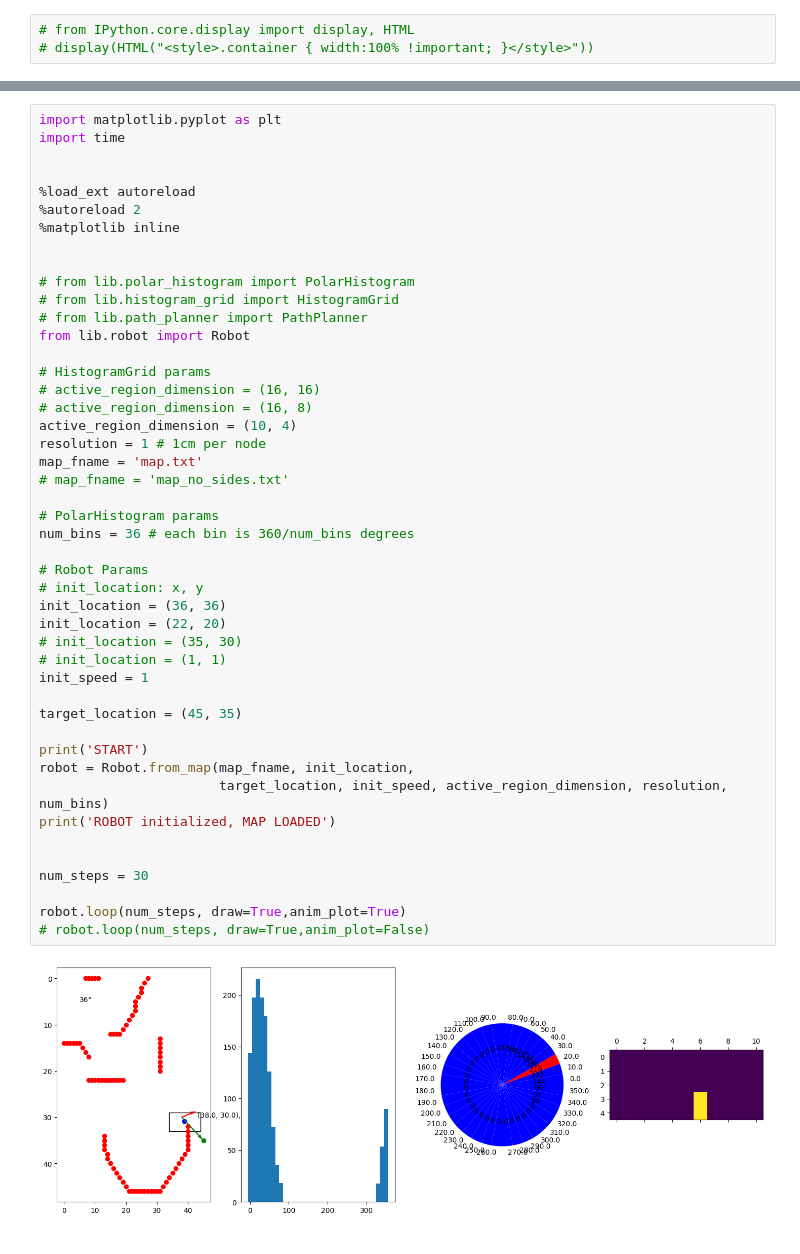
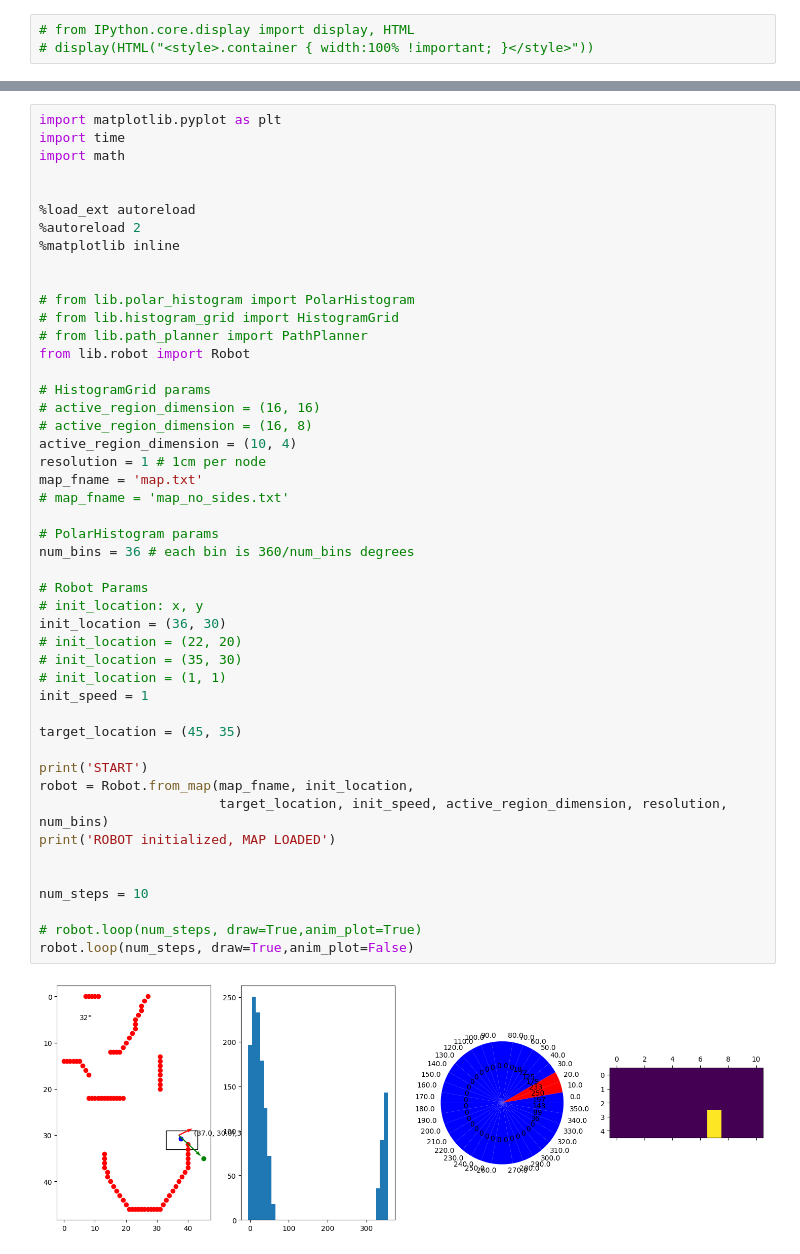
Before and after one commit to diplodocuslongus/vfh-python, a Jupyter notebook: playground.ipynb, the cells around one changed output, grey strips where cells are left out. Drawn from its saved outputs; the diff is of its cells as text.

```diff
--- a/playground.ipynb
+++ b/playground.ipynb
@@ -9,6 +13,7 @@
 # %%
 import matplotlib.pyplot as plt
 import time
+import math
 
 
 %load_ext autoreload
@@ -21,36 +26,36 @@ import time
 # from lib.path_planner import PathPlanner
 from lib.robot import Robot
 
 # HistogramGrid params
 # active_region_dimension = (16, 16)
 # active_region_dimension = (16, 8)
 active_region_dimension = (10, 4)
 resolution = 1 # 1cm per node
 map_fname = 'map.txt'
 # map_fname = 'map_no_sides.txt'
 
 # PolarHistogram params
 num_bins = 36 # each bin is 360/num_bins degrees
 
 # Robot Params
 # init_location: x, y
-init_location = (36, 36)
-init_location = (22, 20)
+init_location = (36, 30)
+# init_location = (22, 20)
 # init_location = (35, 30)
 # init_location = (1, 1)
 init_speed = 1
 
 target_location = (45, 35)
 
 print('START')
 robot = Robot.from_map(map_fname, init_location,
                        target_location, init_speed, active_region_dimension, resolution, num_bins)
 print('ROBOT initialized, MAP LOADED')
 
 
-num_steps = 30
+num_steps = 10
 
-robot.loop(num_steps, draw=True,anim_plot=True)
-# robot.loop(num_steps, draw=True,anim_plot=False)
+# robot.loop(num_steps, draw=True,anim_plot=True)
+robot.loop(num_steps, draw=True,anim_plot=False)
 # %% [output]
-[figure, old version]
+[figure, new version]
```
Also changed, not shown: parts of 6 cells of this notebook, 2 other files.
